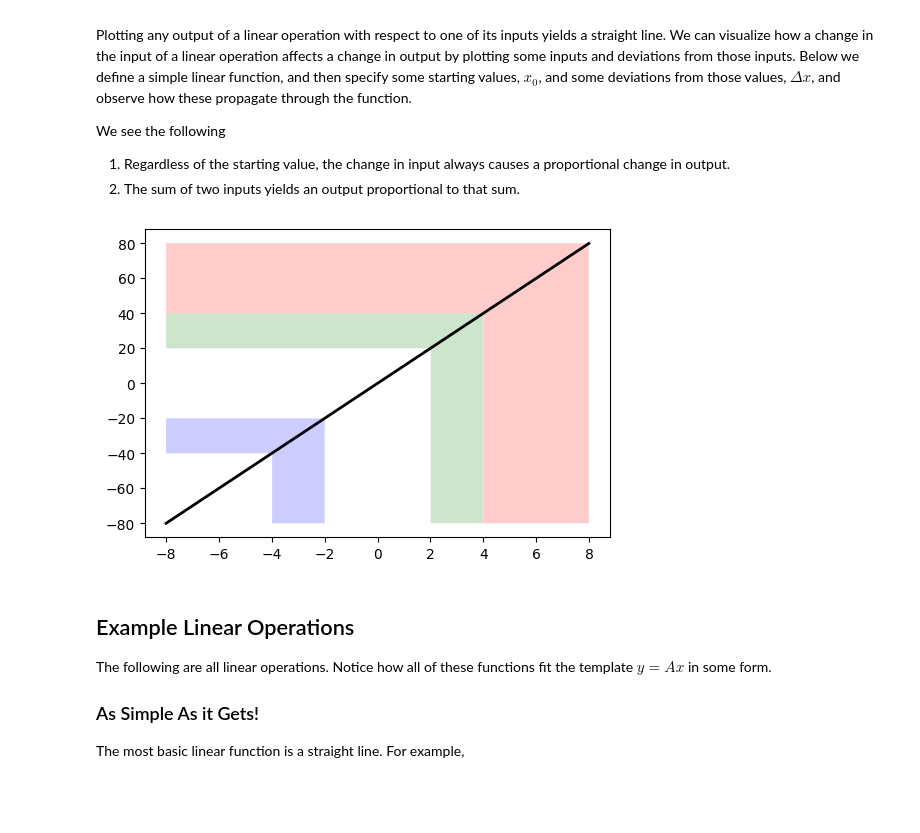
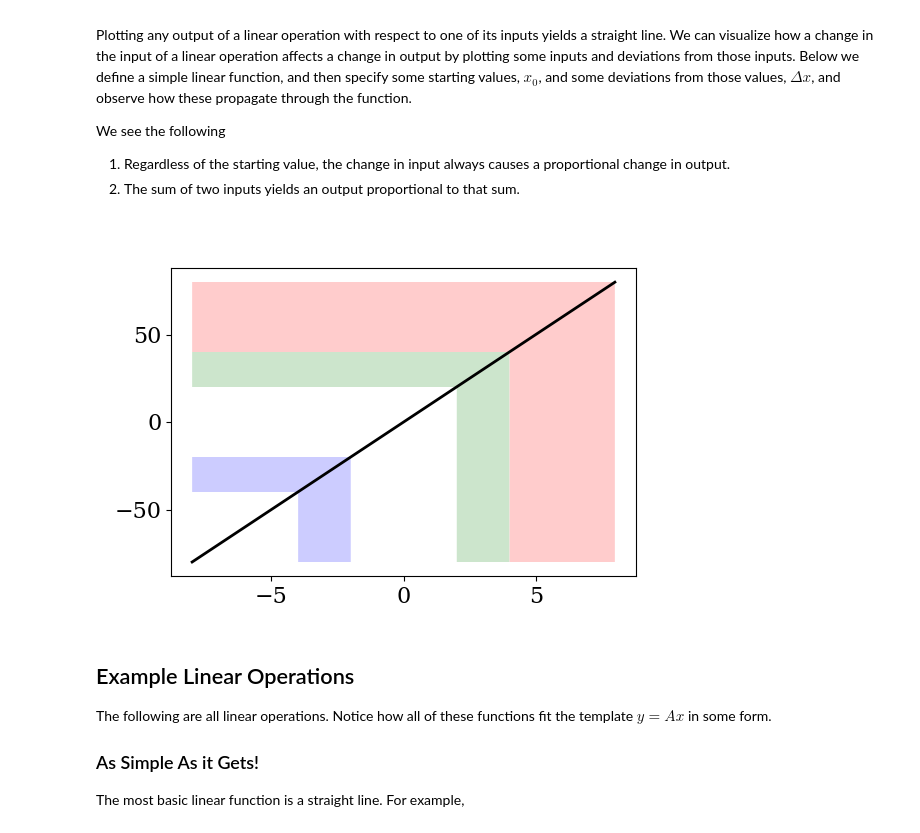
Before and after one commit to ruc-practical-ai/fall-2024-class-01, a Jupyter notebook: notebooks/05_linear_and_nonlinear_functions.ipynb, the cells around one changed output. Cells and saved outputs as stored; diff of their text form; code cells hidden in the pictures; blank space fills up the shorter version.

```diff
--- a/notebooks/05_linear_and_nonlinear_functions.ipynb
+++ b/notebooks/05_linear_and_nonlinear_functions.ipynb
@@ -5,9 +5,14 @@ Throughout the semester we will invoke models which employ layers of linear and
 # %%
 %load_ext autoreload
 %autoreload 2
+%matplotlib widget
 
 import numpy as np
 import matplotlib.pyplot as plt
+
+plt.rcParams["font.size"] = 16
+plt.rcParams["font.family"] = "serif"
+plt.rcParams["mathtext.fontset"] = "dejavuserif"
 # %% [markdown]
 ## Linear Operations
 
@@ -39,30 +44,30 @@ We see the following
 1. Regardless of the starting value, the change in input always causes a proportional change in output.
 2. The sum of two inputs yields an output proportional to that sum.
 # %%
-from function_demonstrations import plot_dx_list
+from function_demos import plot_dx_list
 
 
 def simple_linear_function(x):
     y = 10 * x
     return y
 
 
 x = np.arange(-8, 8, 0.01)
-y = simple_linear_function(x)
+amplifier_output = simple_linear_function(x)
 
 fig, ax = plt.subplots(figsize=(6, 4))
-ax.plot(x, y, "k", linewidth=2)
+ax.plot(x, amplifier_output, "k", linewidth=2)
 
 x0_values = [-4, 2, 4]
 dx_values = [2, 2, 4]
 color_strings = ["b", "g", "r"]
 
 
 plot_dx_list(
     ax, x, simple_linear_function, x0_values, dx_values, color_strings
 )
 # %% [output]
-[figure, old version]
+[figure, new version]
 # %% [markdown]
 ## Example Linear Operations
 
```
Also changed, not shown: parts of 14 cells of this notebook, 7 other files.
